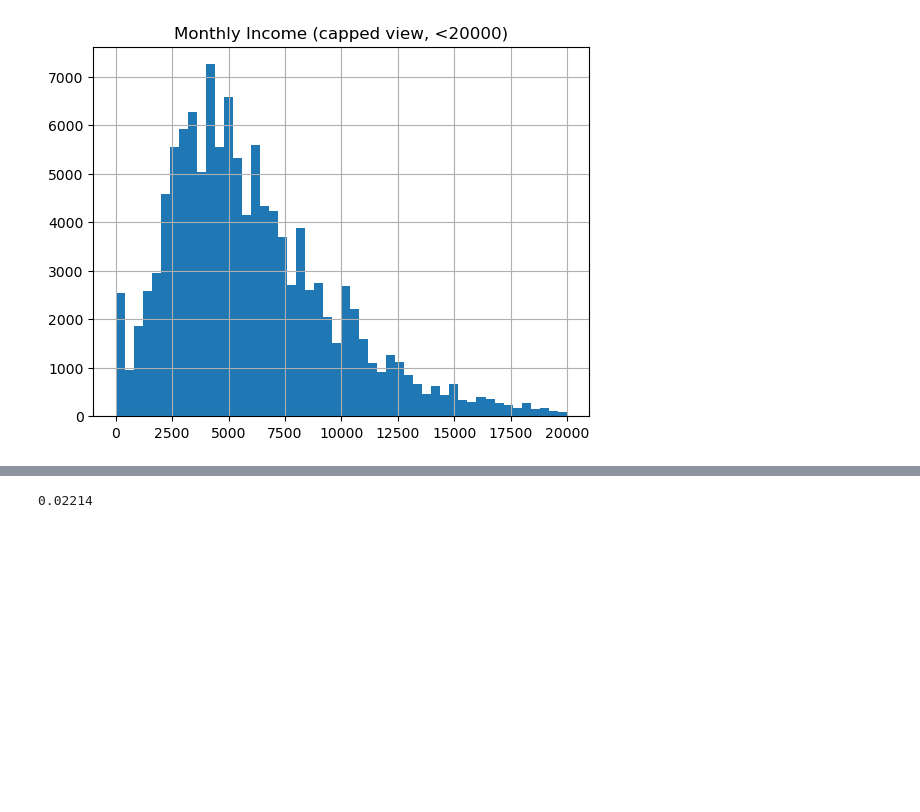
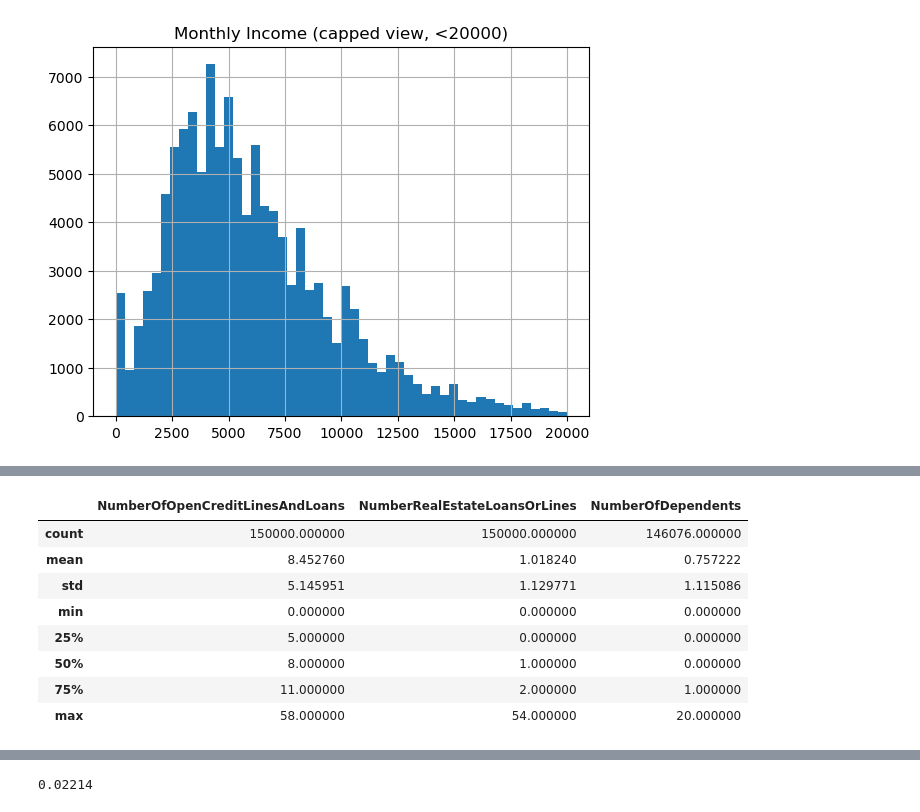
Before and after one commit to nb-acharya/credit-risk-analysis, a Jupyter notebook: notebooks/01_EDA.ipynb, the cells around one changed output, grey strips where cells are left out. Saved outputs shown, nothing was run; the diff lists cells and outputs as text; code cells hidden in the pictures; blank space fills up the shorter version.

```diff
--- a/notebooks/01_EDA.ipynb
+++ b/notebooks/01_EDA.ipynb
@@ -404,0 +495,12 @@ plt.show()
+# %%
+df[['NumberOfOpenCreditLinesAndLoans', 'NumberRealEstateLoansOrLines', 'NumberOfDependents']].describe()
+# %% [output]
+|  | NumberOfOpenCreditLinesAndLoans | NumberRealEstateLoansOrLines | NumberOfDependents |
+| count | 150000.000000 | 150000.000000 | 146076.000000 |
+| mean | 8.452760 | 1.018240 | 0.757222 |
+| std | 5.145951 | 1.129771 | 1.115086 |
+| min | 0.000000 | 0.000000 | 0.000000 |
+| 25% | 5.000000 | 0.000000 | 0.000000 |
+| 50% | 8.000000 | 1.000000 | 0.000000 |
+| 75% | 11.000000 | 2.000000 | 1.000000 |
+| max | 58.000000 | 54.000000 | 20.000000 |
```
Also changed, not shown: parts of 17 cells of this notebook.
